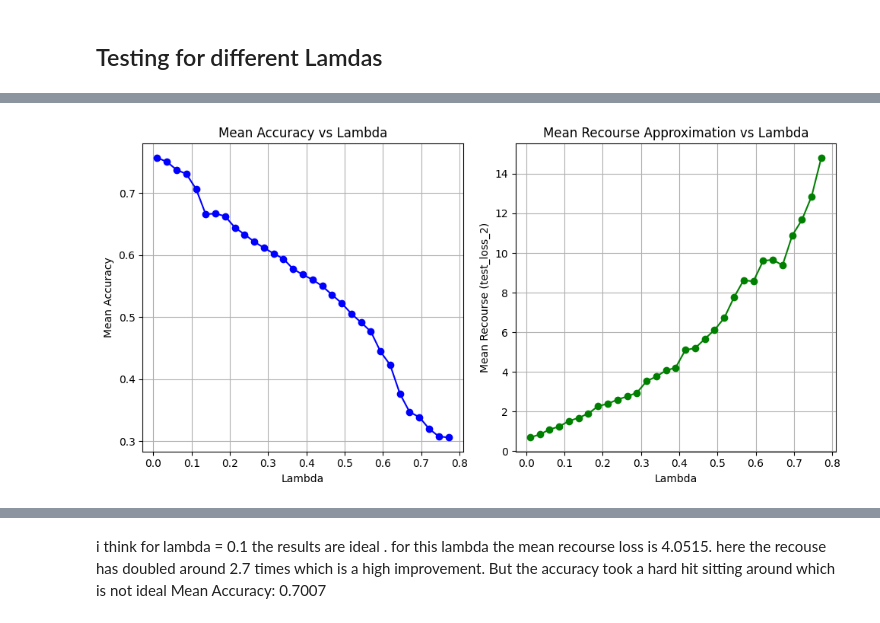
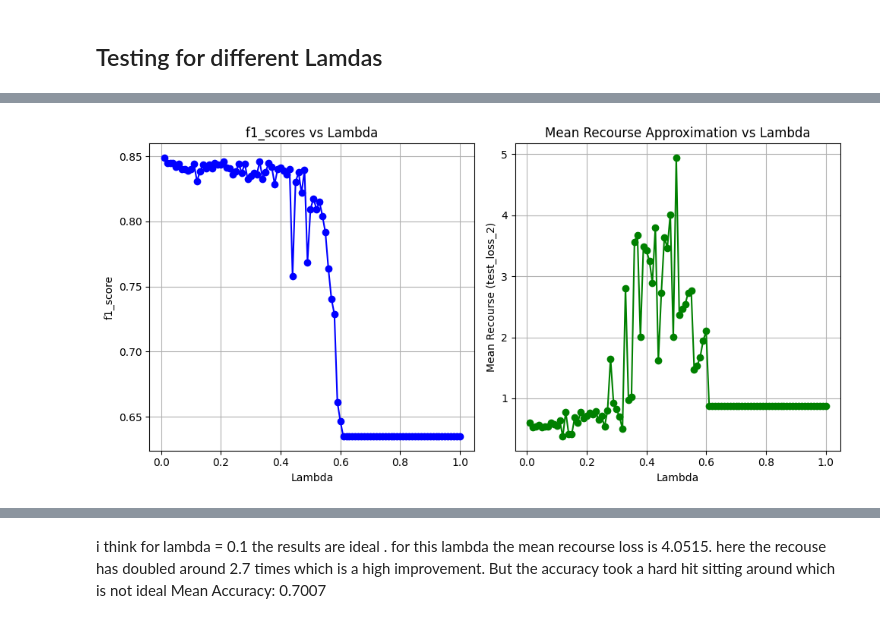
Before and after one commit to ahmedhammami2002/BachelorArbeitSoSe2025, a Jupyter notebook: ClassificationDice.ipynb, the cells around one changed output, grey strips where cells are left out. Cells and saved outputs as stored; diff of their text form; code cells hidden in the pictures.

```diff
--- a/ClassificationDice.ipynb
+++ b/ClassificationDice.ipynb
@@ -184,11 +179,10 @@ query_df = pd.DataFrame(query_instance, columns=feature_names)
 #  generate counterfactuals
 dice_exp = exp.generate_counterfactuals(
     query_df,
-    total_CFs=1,
+    total_CFs=3,
     desired_class="opposite",
     features_to_vary = actionable_features
 )
 
-print("\nCounterfactuals:")
 dice_exp.visualize_as_dataframe(show_only_changes=True)
 # %% [output]
@@ -238,23 +220,26 @@ query_df = pd.DataFrame(X_negative.cpu().numpy(), columns=feature_names)
 
 dice_exp = exp.generate_counterfactuals(
     query_df,
-    total_CFs=1,
+    total_CFs=3,
     desired_class="opposite",
     features_to_vary=actionable_features
 )
 # %%
-l1_distances = []
+all_distances = []
 for i in range(len(X_negative)):
     original = X_negative[i]
-    cf_df = dice_exp.cf_examples_list[i].final_cfs_df#
+    cf_df = dice_exp.cf_examples_list[i].final_cfs_df
+
     if cf_df is None or cf_df.empty:
         continue
+
     cf_values = cf_df[feature_names].values
-    cf_tensor = torch.from_numpy(cf_values).float().to(device)
-    distance = torch.norm(original - cf_tensor, p=1).item()
-    l1_distances.append(distance)
+    cf_tensor = torch.from_numpy(cf_values).float().cpu()
+    distances = torch.norm(original - cf_tensor, p=1, dim=1)
+    distance_mean = distances.mean().item()
+    all_distances.append(distance_mean)
 
 # Compute mean L1 distance
-mean_l1 = np.mean(l1_distances)
+mean_l1 = np.mean(all_distances)
 print(f"Mean L1 distance for negatively classified data using DiCE: {mean_l1:.2f}")
 # %% [output]
@@ -280,15 +265,3 @@ torch.save(obj=model.state_dict(), # only saving the state_dict() only saves the
 Saving model to: models\01_pytorch_workflow_model_0.pth
 # %% [markdown]
 ## Calculating the initial approximation of recourse
-# %%
-loaded_model = NeuralNetwork(X.shape[1], 200, 2)
-loaded_model.load_state_dict(torch.load(f=MODEL_SAVE_PATH))
-
-X_positive, X_negative, pos_indices, neg_indices = split_by_classification(loaded_model, X)
-
-y_logits_negative = loaded_model(X_negative)
-abs_differences = torch.abs(y_logits_negative[:, 0] - y_logits_negative[:, 1])
-recourse_Approximation = torch.mean(abs_differences)
-
-
-print(f"initial Recourse Approximation: {recourse_Approximation:.2f}")
@@ -603,25 +592,23 @@ Epoch: 200 | Loss: -0.29114 | Test loss: -0.45307 | Accuracy: 0.42000 | Recourse
 # %%
 plt.figure(figsize=(10, 5))
-lambdas = np.linspace(0.01, 1, 40)
-lambdas = lambdas[:31]
 # Accuracy plot
 plt.subplot(1, 2, 1)
-plt.plot(lambdas, mean_accuracies, marker='o', color='blue')
-plt.title("Mean Accuracy vs Lambda")
+plt.plot(lambdas, f1_scores, marker='o', color='blue')
+plt.title("f1_scores vs Lambda")
 plt.xlabel("Lambda")
-plt.ylabel("Mean Accuracy")
+plt.ylabel("f1_score")
 plt.grid(True)
 
 # Recourse loss plot
 plt.subplot(1, 2, 2)
-plt.plot(lambdas, mean_recourse_approximations, marker='o', color='green')
+plt.plot(lambdas, recourse_Approximations, marker='o', color='green')
 plt.title("Mean Recourse Approximation vs Lambda")
 plt.xlabel("Lambda")
 plt.ylabel("Mean Recourse (test_loss_2)")
 plt.grid(True)
 
 plt.tight_layout()
 plt.show()
 # %% [output]
-[figure, old version]
+[figure, new version]
 # %%
```
Also changed, not shown: parts of 17 cells of this notebook.
